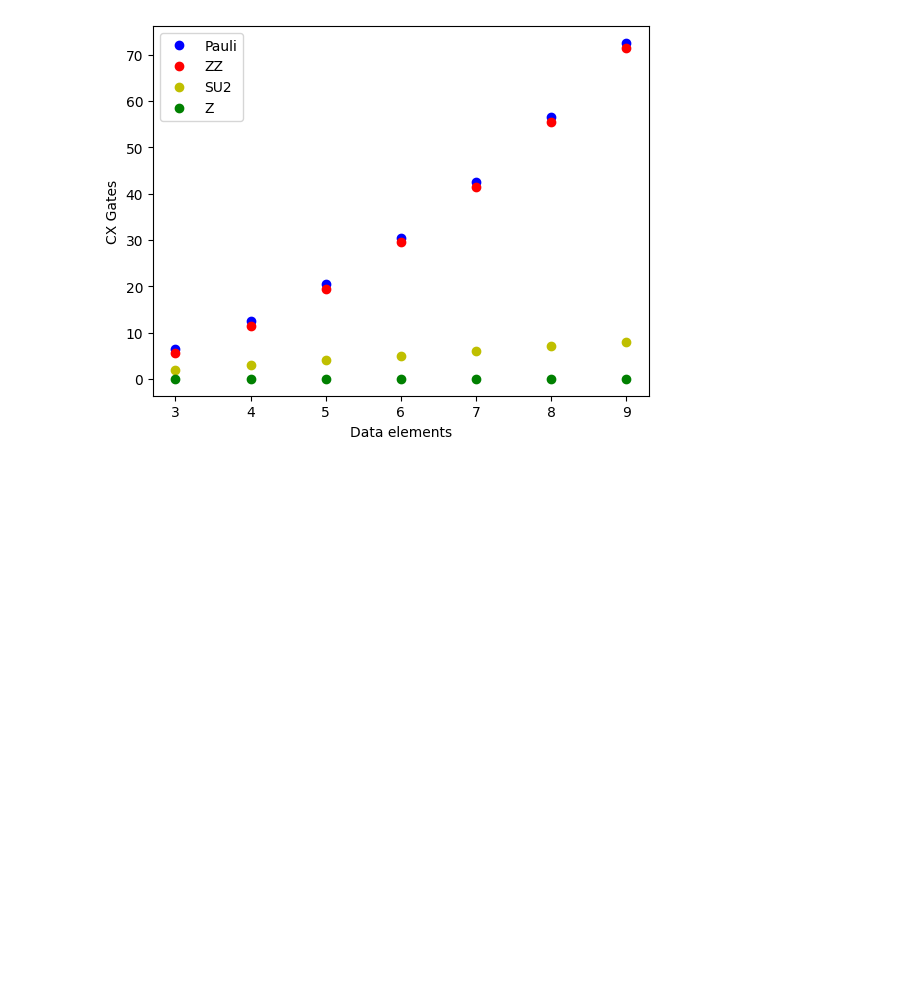
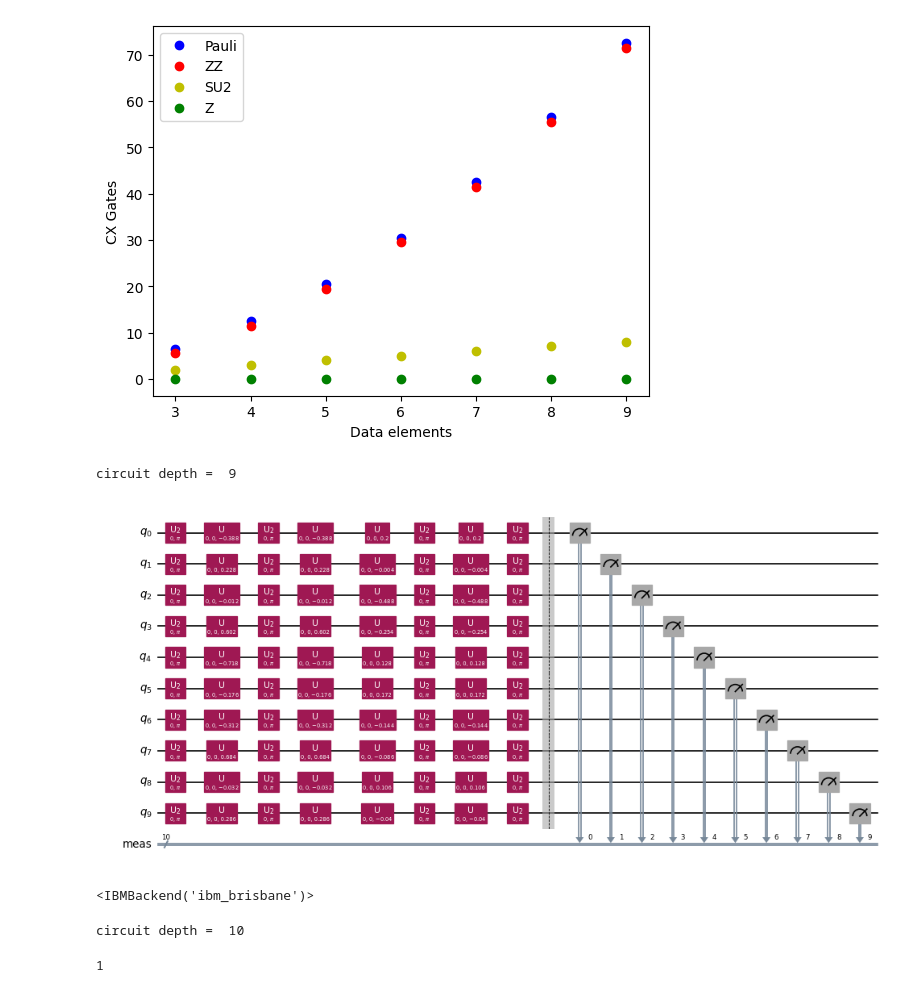
Before and after one commit to kibrahim757/qiskit_generated_code_samples, a Jupyter notebook: 13_qml.ipynb, the cells around one changed output. Drawn from its saved outputs; the diff is of its cells as text; code cells hidden in the pictures; blank space fills up the shorter version.

```diff
--- a/13_qml.ipynb
+++ b/13_qml.ipynb
@@ -394,3 +394,52 @@ plt.legend(["Pauli", "ZZ", "SU2", "Z"])
 plt.show()
 # %% [output]
 [figure]
+# %%
+import pandas as pd
+import numpy as np
+import matplotlib.pyplot as plt
+
+# Two mock data points, including category labels, as in training
+small_data = [
+    [-0.194, 0.114, -0.006, 0.301, -0.359, -0.088, -0.156, 0.342, -0.016, 0.143, 1],
+    [-0.1, 0.002, 0.244, 0.127, -0.064, -0.086, 0.072, 0.043, -0.053, 0.02, -1],
+]
+
+# Data points with labels removed, for inner product
+train_data = [small_data[0][:-1], small_data[1][:-1]]
+# %%
+# from qiskit.circuit.library import zz_feature_map
+# fm = zz_feature_map(feature_dimension=np.shape(train_data)[1], entanglement='linear', reps=1)
+
+from qiskit.circuit.library import z_feature_map
+
+fm = z_feature_map(feature_dimension=np.shape(train_data)[1])
+
+
+unitary1 = fm.assign_parameters(train_data[0])
+unitary2 = fm.assign_parameters(train_data[1])
+# %%
+from qiskit.circuit.library import unitary_overlap
+
+
+overlap_circ = unitary_overlap(unitary1, unitary2)
+overlap_circ.measure_all()
+
+print("circuit depth = ", overlap_circ.decompose().depth())
+overlap_circ.decompose().draw("mpl", scale=0.6, style="iqp")
+# %% [output]
+circuit depth =  9
+[figure, added]
+# %%
+# Import needed packages
+from qiskit.transpiler.preset_passmanagers import generate_preset_pass_manager
+from qiskit_ibm_runtime import QiskitRuntimeService
+
+# Get the least busy backend
+service = QiskitRuntimeService()
+backend = service.least_busy(
+    operational=True, simulator=False, min_num_qubits=fm.num_qubits
+)
+print(backend)
+# %% [output]
+<IBMBackend('ibm_brisbane')>
@@ -396,0 +450,6 @@ plt.show()
+# %%
+print("circuit depth = ", overlap_ibm.decompose().depth())
+overlap_ibm.decompose().depth(lambda instr: len(instr.qubits) > 1)
+# %% [output]
+circuit depth =  10
+1
```
Also changed, not shown: parts of 5 cells of this notebook.
